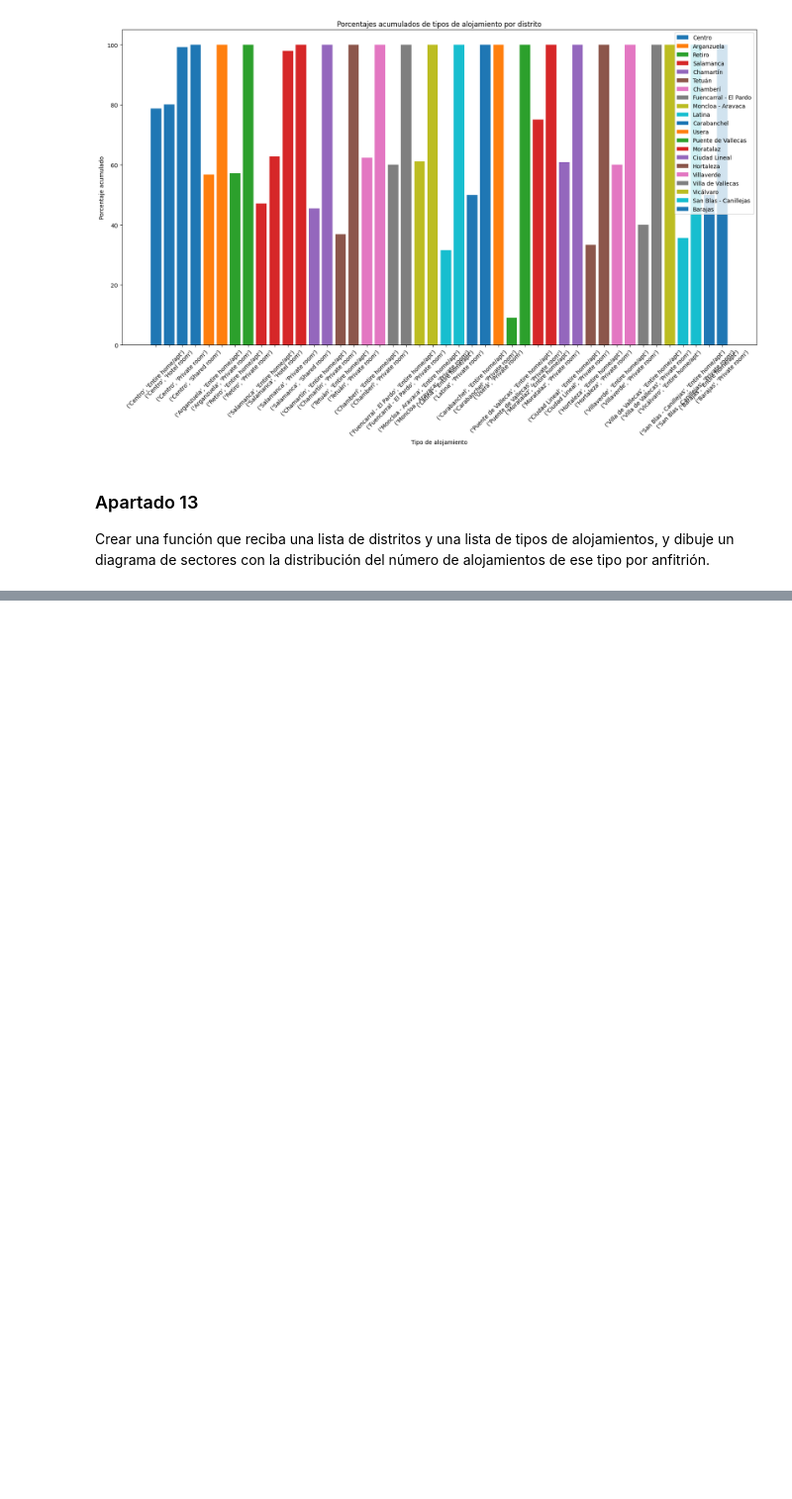
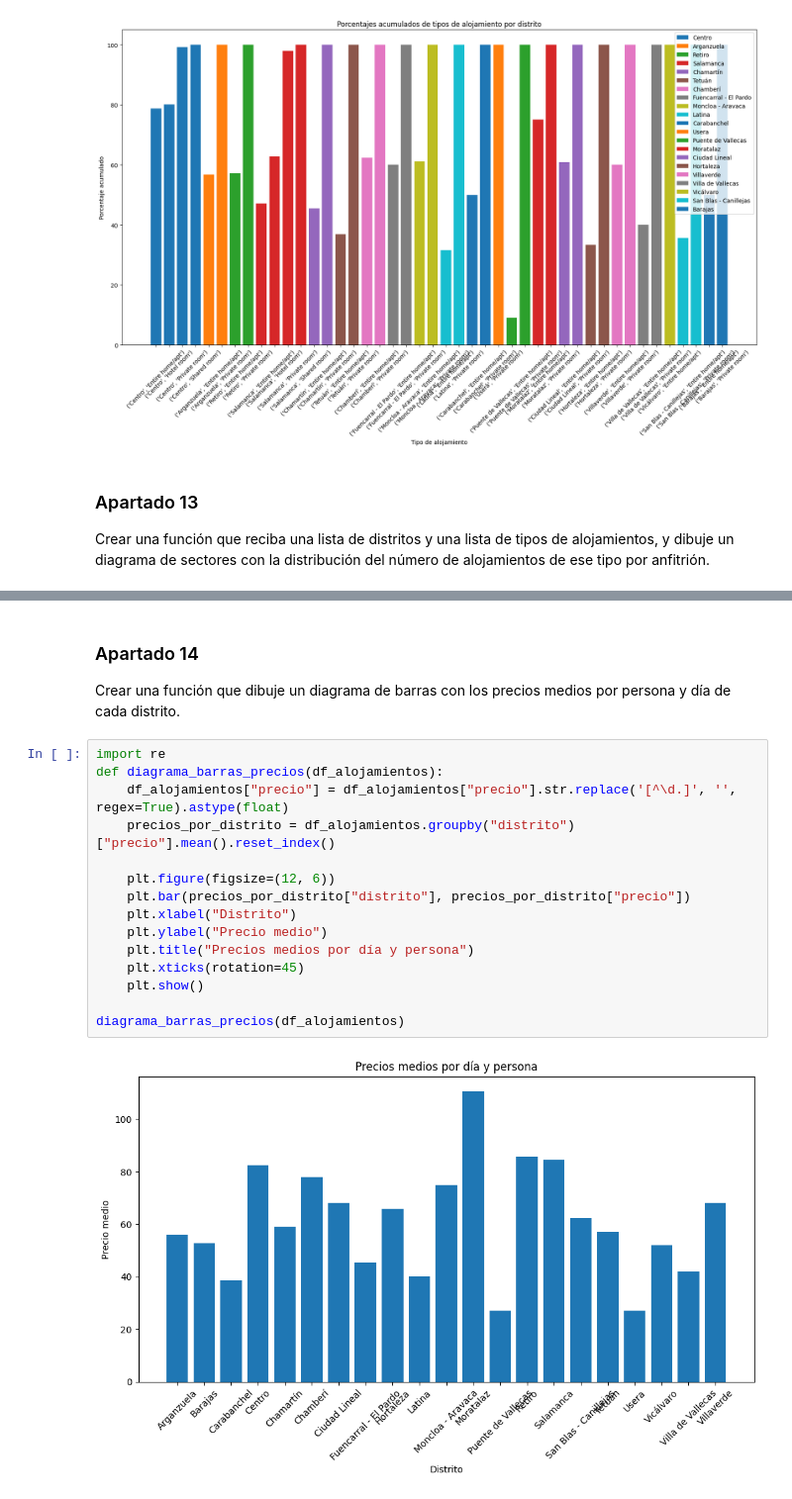
Before and after one commit to Asierjunquera1/aaa, a Jupyter notebook: con_pandas.ipynb, the cells around one changed output, grey strips where cells are left out. Shown: that part at 99% size. Cells and saved outputs as stored; diff of their text form; blank space fills up the shorter version.

Commit message:
apartado 14

```diff
--- a/con_pandas.ipynb
+++ b/con_pandas.ipynb
@@ -180,0 +181,20 @@ diagrama_sectores_distribucion(df_alojamientos, ['Centro', 'Arganzuela', 'Retiro
+# %% [markdown]
+### Apartado 14
+Crear una función que dibuje un diagrama de barras con los precios medios por persona y día de cada distrito.
+# %%
+import re
+def diagrama_barras_precios(df_alojamientos):
+    df_alojamientos["precio"] = df_alojamientos["precio"].str.replace('[^\d.]', '', regex=True).astype(float)
+    precios_por_distrito = df_alojamientos.groupby("distrito")["precio"].mean().reset_index()
+
+    plt.figure(figsize=(12, 6))
+    plt.bar(precios_por_distrito["distrito"], precios_por_distrito["precio"])
+    plt.xlabel("Distrito")
+    plt.ylabel("Precio medio")
+    plt.title("Precios medios por día y persona")
+    plt.xticks(rotation=45)
+    plt.show()
+
+diagrama_barras_precios(df_alojamientos)
+# %% [output]
+[figure, added]
```
Also changed, not shown: parts of 1 cell of this notebook.
